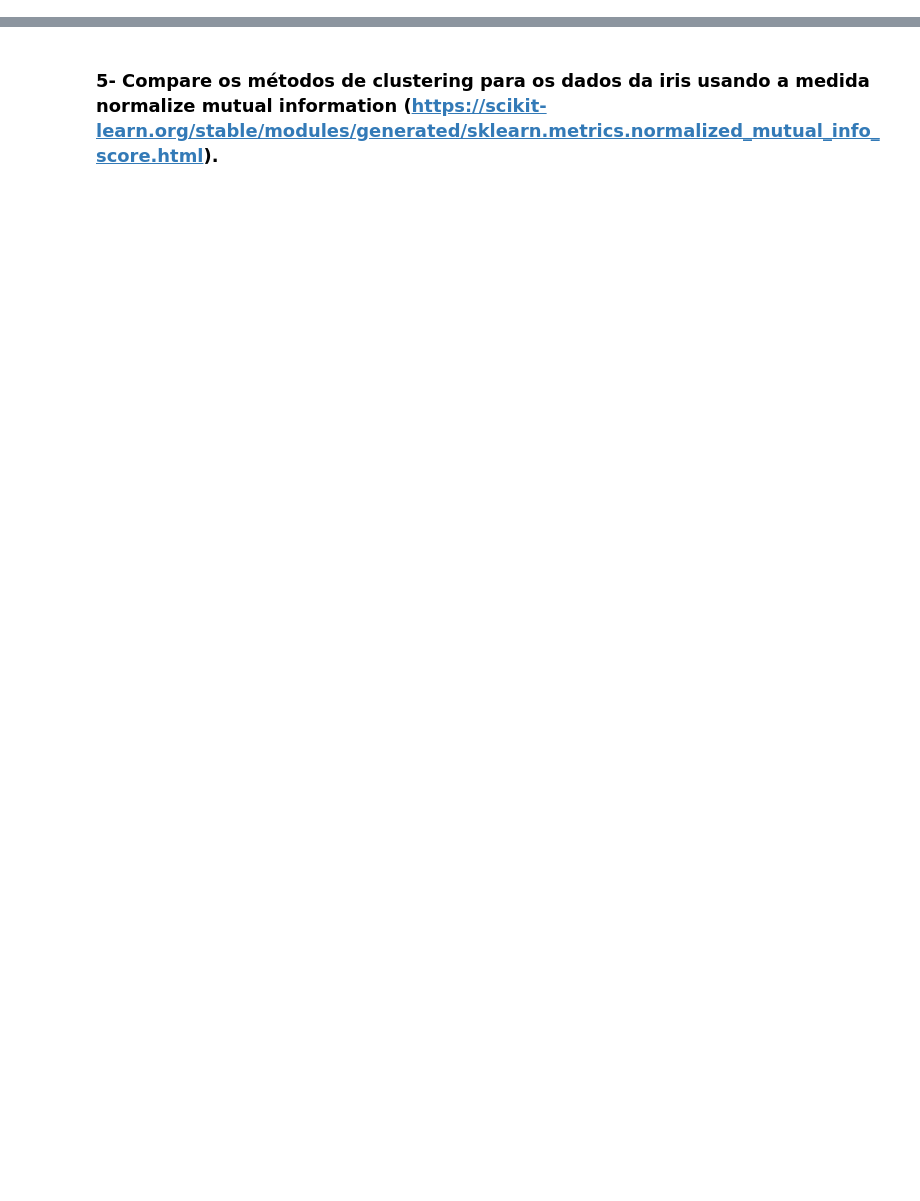
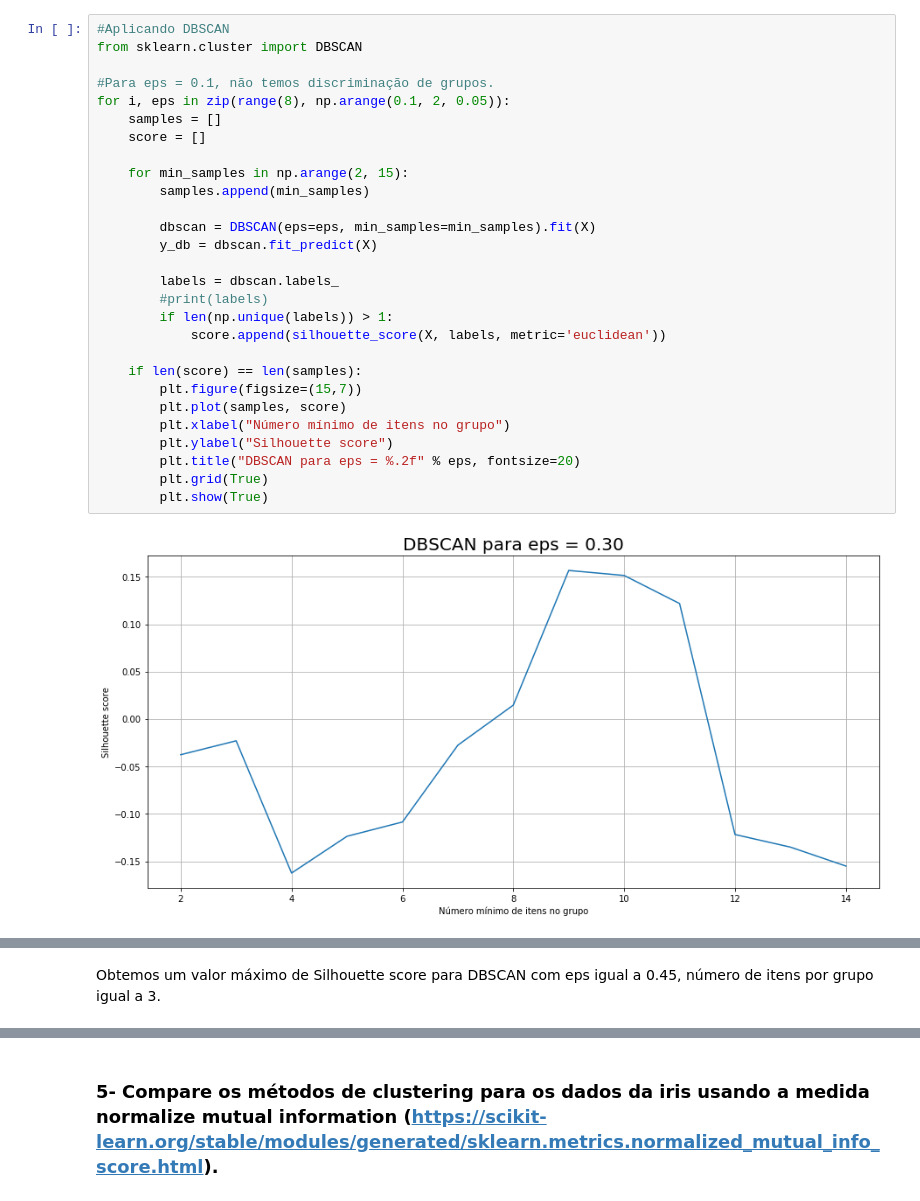
Before and after one commit to jcelias98/Clustering, a Jupyter notebook: Projeto 4.ipynb, the cells around one changed output, grey strips where cells are left out. Cells and saved outputs as stored; diff of their text form; blank space fills up the shorter version.

```diff
--- a/Projeto 4.ipynb
+++ b/Projeto 4.ipynb
@@ -317,0 +142,30 @@ plt.show(True)
+# %%
+#Aplicando DBSCAN
+from sklearn.cluster import DBSCAN
+
+#Para eps = 0.1, não temos discriminação de grupos.
+for i, eps in zip(range(8), np.arange(0.1, 2, 0.05)):
+    samples = []
+    score = []
+
+    for min_samples in np.arange(2, 15):
+        samples.append(min_samples)
+
+        dbscan = DBSCAN(eps=eps, min_samples=min_samples).fit(X)
+        y_db = dbscan.fit_predict(X)
+
+        labels = dbscan.labels_
+        #print(labels)
+        if len(np.unique(labels)) > 1:
+            score.append(silhouette_score(X, labels, metric='euclidean'))
+
+    if len(score) == len(samples):
+        plt.figure(figsize=(15,7))
+        plt.plot(samples, score)
+        plt.xlabel("Número mínimo de itens no grupo")
+        plt.ylabel("Silhouette score")
+        plt.title("DBSCAN para eps = %.2f" % eps, fontsize=20)
+        plt.grid(True)
+        plt.show(True)
+# %% [output]
+[figure, added]
@@ -317,0 +175,2 @@ plt.show(True)
+# %% [markdown]
+Obtemos um valor máximo de Silhouette score para DBSCAN com eps igual a 0.45, número de itens por grupo igual a 3.
```
Also changed, not shown: parts of 56 cells of this notebook, 2 other files.
